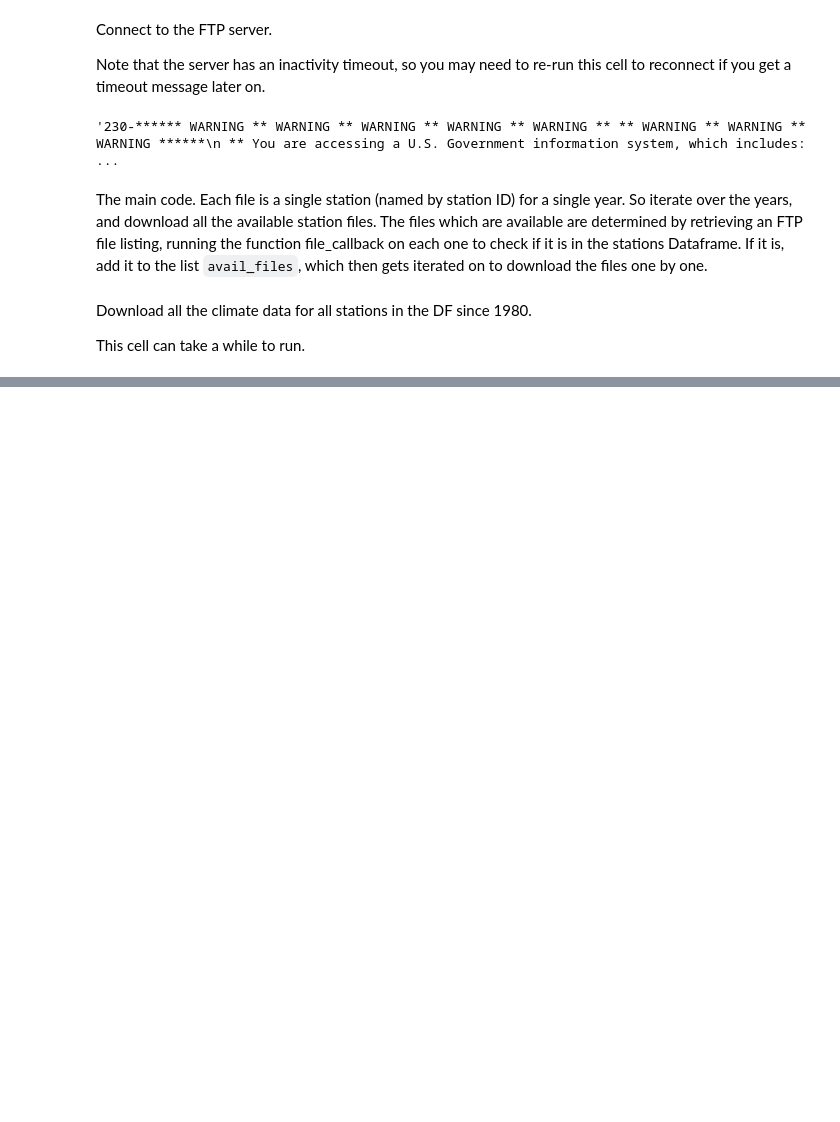
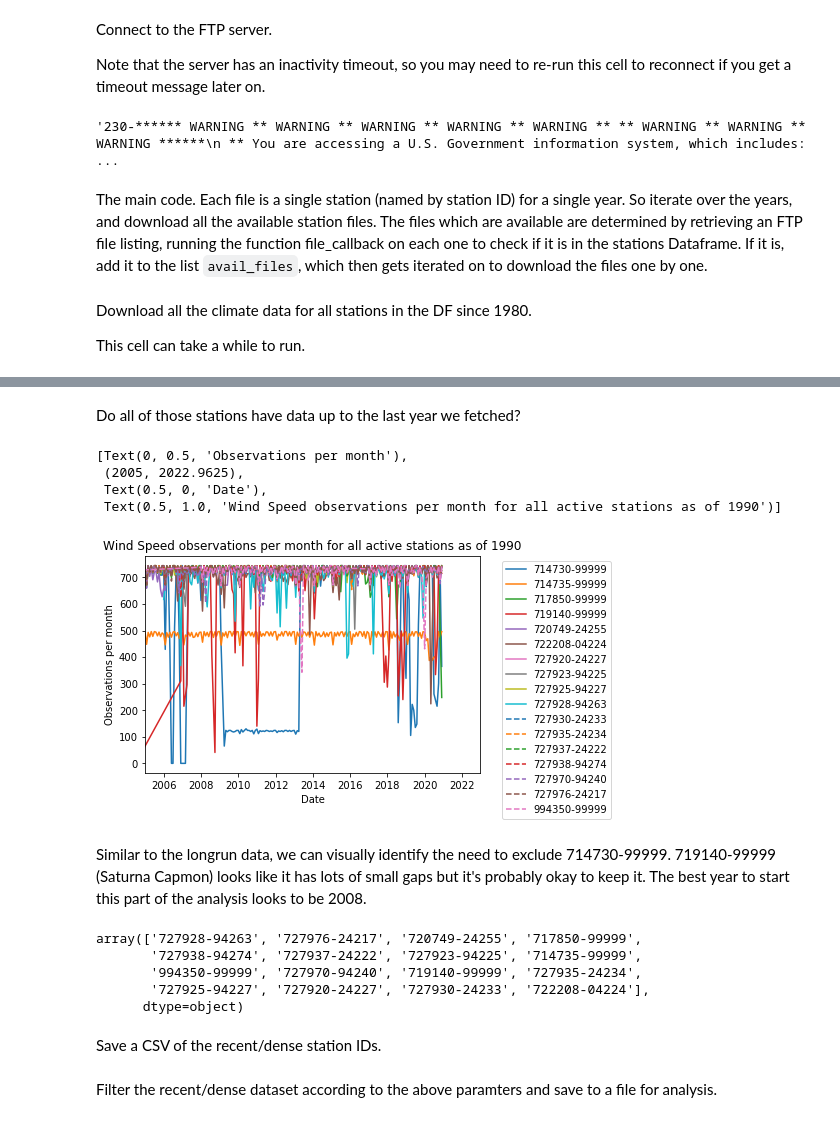
Before and after one commit to bedaro/hcde-410-final, a Jupyter notebook: FetchClimateData.ipynb, the cells around one changed output, grey strips where cells are left out. Drawn from its saved outputs; the diff is of its cells as text; code cells hidden in the pictures; blank space fills up the shorter version.

```diff
--- a/FetchClimateData.ipynb
+++ b/FetchClimateData.ipynb
@@ -80,0 +276,3 @@ do_download(ftp, longrun_stations, range(1960, 2021), "data/long-run-1960/")
+# %%
+stationids_2010 = all_since_1980.loc[all_since_1980['date'].dt.year == 2010, 'station_id'].unique()
+stations.loc[stations['ISD number'].isin(stationids_2010)]
@@ -80,0 +298,39 @@ do_download(ftp, longrun_stations, range(1960, 2021), "data/long-run-1960/")
+# %% [markdown]
+Do all of those stations have data up to the last year we fetched?
+# %%
+years = all_since_1980['date'].dt.year.sort_values().unique()
+recentdense_data = all_since_1980.loc[all_since_1980['station_id'].isin(stationids_2010),
+                                      ['station_id','date','wind_speed','wind_dir']].dropna(thresh=2)
+recentdense_data['yearmonth'] = recentdense_data['date'].dt.year + (recentdense_data['date'].dt.month - 1) / 12
+counts = recentdense_data.groupby(['station_id','yearmonth']).count()
+fig, ax = plt.subplots()
+# The default matplotlib color cycler only has ten colors, so after ten plots
+# change the linestyle to dashed
+i = 0
+ls = '-'
+for name,group in counts.groupby(level=0):
+    i += 1
+    ax.plot(group.index.get_level_values(1).to_numpy(), group['wind_speed'].to_numpy(), ls, label=name)
+    if i % 10 == 0:
+        ls = '--'
+ax.legend(bbox_to_anchor=(1.05, 1))
+ax.set(title="Wind Speed observations per month for all active stations as of 1990", ylabel="Observations per month", xlabel="Date", xlim=(2005,None))
+# %% [output]
+[Text(0, 0.5, 'Observations per month'),
+ (2005, 2022.9625),
+ Text(0.5, 0, 'Date'),
+ Text(0.5, 1.0, 'Wind Speed observations per month for all active stations as of 1990')]
+[figure, added]
+# %% [markdown]
+Similar to the longrun data, we can visually identify the need to exclude 714730-99999. 719140-99999 (Saturna Capmon) looks like it has lots of small gaps but it's probably okay to keep it. The best year to start this part of the analysis looks to be 2008.
+# %%
+recentdense_stationids = stationids_2010[stationids_2010 != '714730-99999']
+recentdense_stationids
+# %% [output]
+array(['727928-94263', '727976-24217', '720749-24255', '717850-99999',
+       '727938-94274', '727937-24222', '727923-94225', '714735-99999',
+       '994350-99999', '727970-94240', '719140-99999', '727935-24234',
+       '727925-94227', '727920-24227', '727930-24233', '722208-04224'],
+      dtype=object)
+# %% [markdown]
+Save a CSV of the recent/dense station IDs.
@@ -80,0 +340,2 @@ do_download(ftp, longrun_stations, range(1960, 2021), "data/long-run-1960/")
+# %% [markdown]
+Filter the recent/dense dataset according to the above paramters and save to a file for analysis.
```
Also changed, not shown: parts of 31 cells of this notebook, 9 other files.
